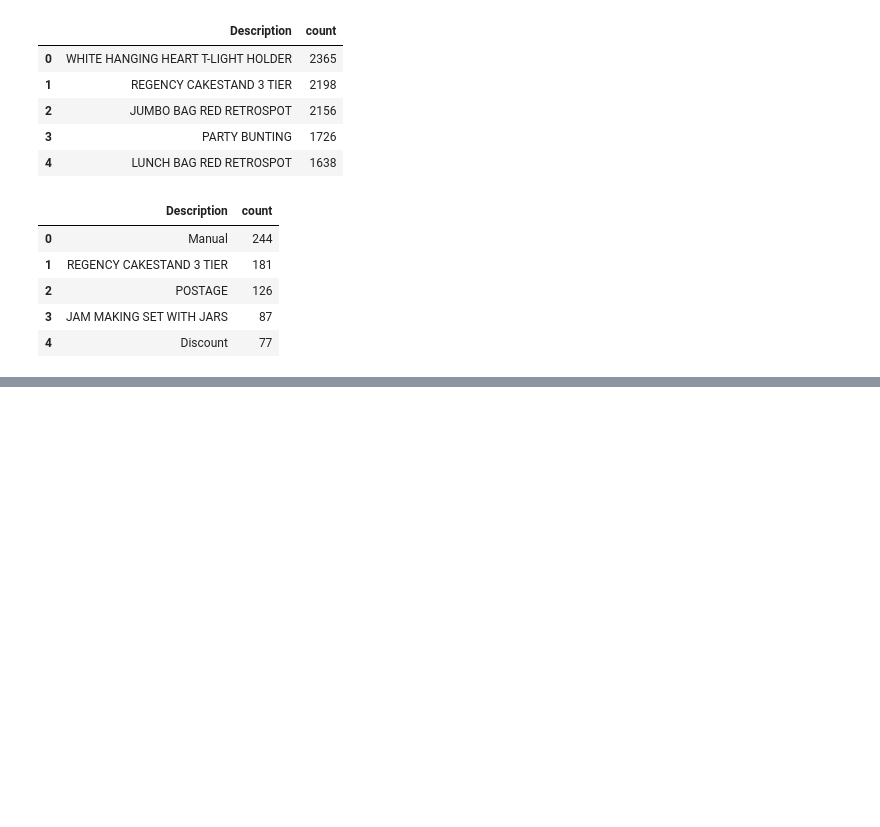
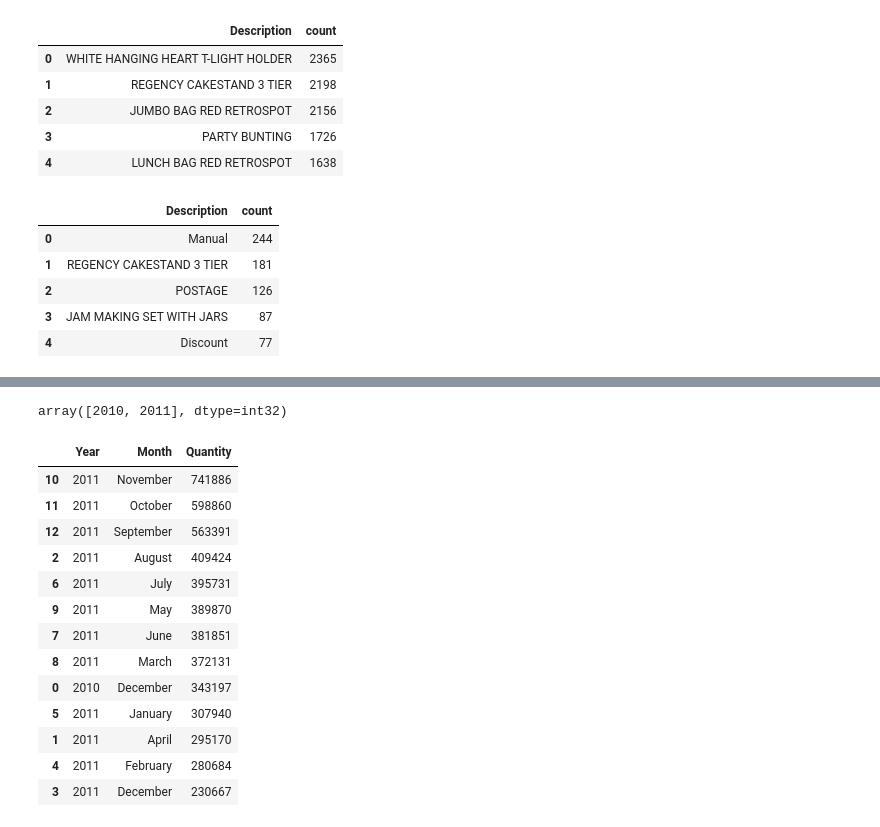
Before and after one commit to Madhukargoud2197/Myntra_Online_Retail_Segmentation_Project, a Jupyter notebook: Myntra_Online_Retail_Customer_Segmentation_Project.ipynb, the cells around one changed output, grey strips where cells are left out. Cells and saved outputs as stored; diff of their text form; code cells hidden in the pictures; blank space fills up the shorter version.

```diff
--- a/Myntra_Online_Retail_Customer_Segmentation_Project.ipynb
+++ b/Myntra_Online_Retail_Customer_Segmentation_Project.ipynb
@@ -605,0 +629,24 @@ Cancelled_count.head()
+# %%
+# Lets Verify the years
+df['Year'].unique()
+# %% [output]
+array([2010, 2011], dtype=int32)
+# %%
+#Lets find the Sales quantity for each month so we can understand the purchases monthly
+month_sale=pd.DataFrame(df.groupby(['Year','Month'])['Quantity'].sum().reset_index().sort_values(by="Quantity" ,ascending=False ))
+month_sale
+# %% [output]
+|  | Year | Month | Quantity |
+| 10 | 2011 | November | 741886 |
+| 11 | 2011 | October | 598860 |
+| 12 | 2011 | September | 563391 |
+| 2 | 2011 | August | 409424 |
+| 6 | 2011 | July | 395731 |
+| 9 | 2011 | May | 389870 |
+| 7 | 2011 | June | 381851 |
+| 8 | 2011 | March | 372131 |
+| 0 | 2010 | December | 343197 |
+| 5 | 2011 | January | 307940 |
+| 1 | 2011 | April | 295170 |
+| 4 | 2011 | February | 280684 |
+| 3 | 2011 | December | 230667 |
```
Also changed, not shown: parts of 33 cells of this notebook.
